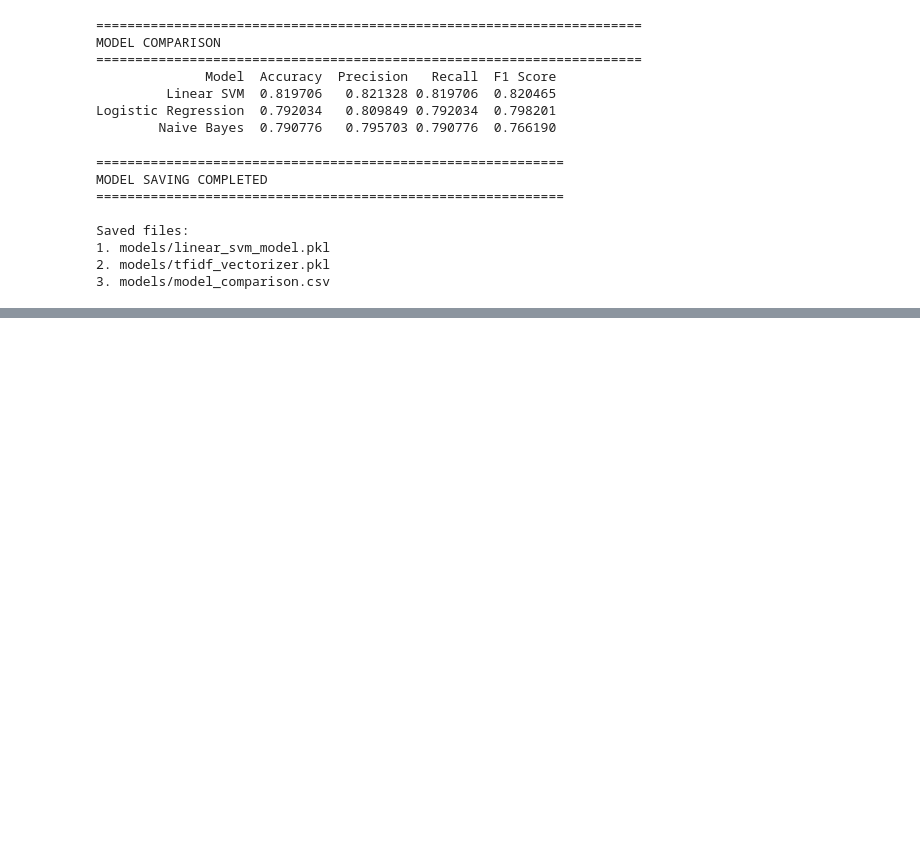
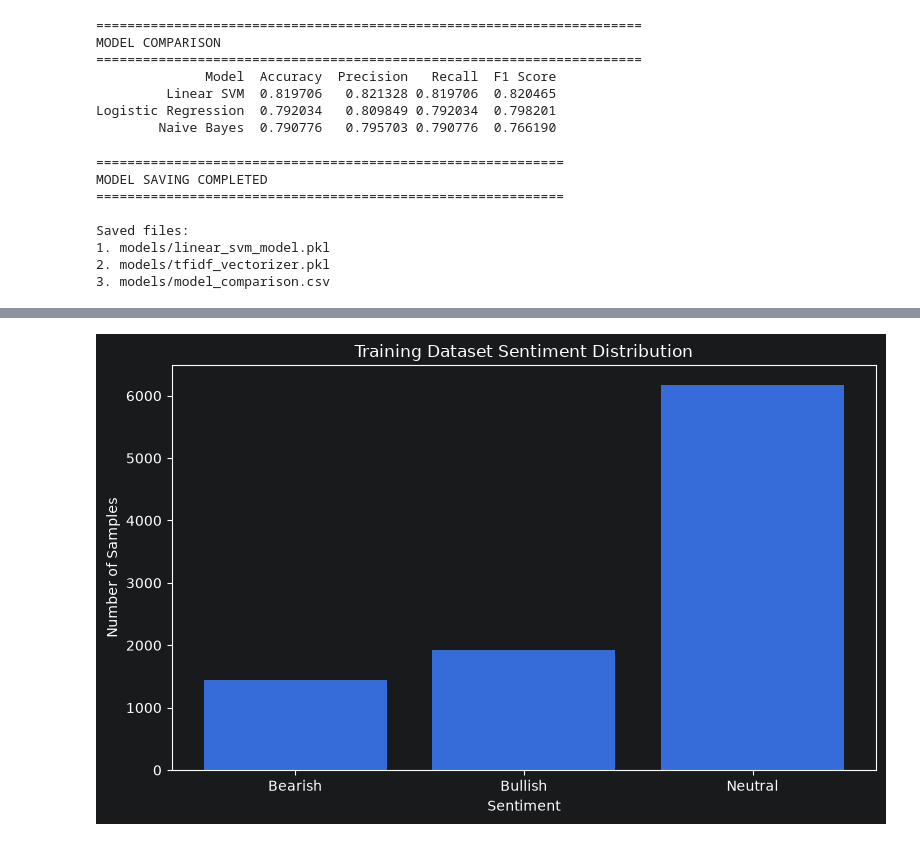
Before and after one commit to saritharani-hub/financial-news-sentiment-analysis, a Jupyter notebook: notebook.ipynb, the cells around one changed output, grey strips where cells are left out. Drawn from its saved outputs; the diff is of its cells as text; code cells hidden in the pictures; blank space fills up the shorter version.

```diff
--- a/notebook.ipynb
+++ b/notebook.ipynb
@@ -664,0 +740,19 @@ Saved files:
+# %%
+# Load training and validation datasets
+
+train_df = pd.read_csv(
+    "sent_train.csv"
+)
+
+valid_df = pd.read_excel(
+    "sent_valid.xlsx"
+)
+
+print("Training shape:", train_df.shape)
+print("Validation shape:", valid_df.shape)
+
+print("\nTraining columns:")
+print(train_df.columns.tolist())
+
+print("\nValidation columns:")
+print(valid_df.columns.tolist())
@@ -664,0 +816,46 @@ Saved files:
+# %%
+# Visualize training label distribution
+
+label_names = {
+    0: "Bearish",
+    1: "Bullish",
+    2: "Neutral"
+}
+
+train_counts = (
+    train_df["label"]
+    .map(label_names)
+    .value_counts()
+    .reindex(
+        [
+            "Bearish",
+            "Bullish",
+            "Neutral"
+        ]
+    )
+)
+
+plt.figure(figsize=(8, 5))
+
+plt.bar(
+    train_counts.index,
+    train_counts.values
+)
+
+plt.title(
+    "Training Dataset Sentiment Distribution"
+)
+
+plt.xlabel(
+    "Sentiment"
+)
+
+plt.ylabel(
+    "Number of Samples"
+)
+
+plt.tight_layout()
+
+plt.show()
+# %% [output]
+[figure, added]
```
Also changed, not shown: parts of 28 cells of this notebook, 18 other files.
